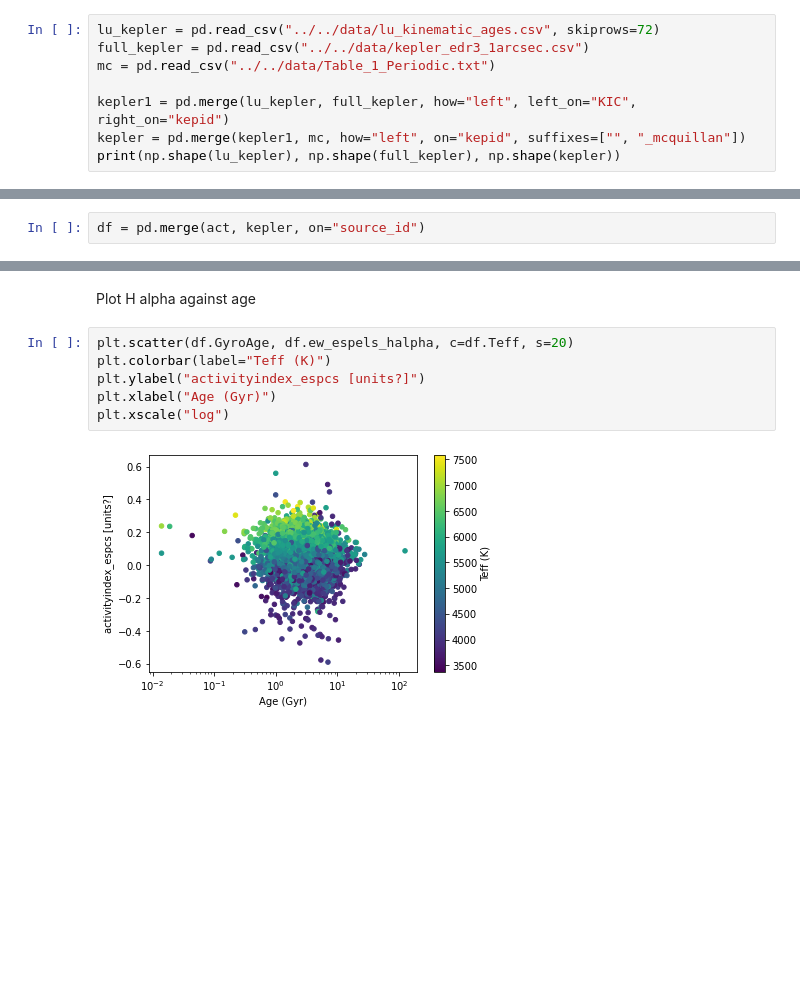
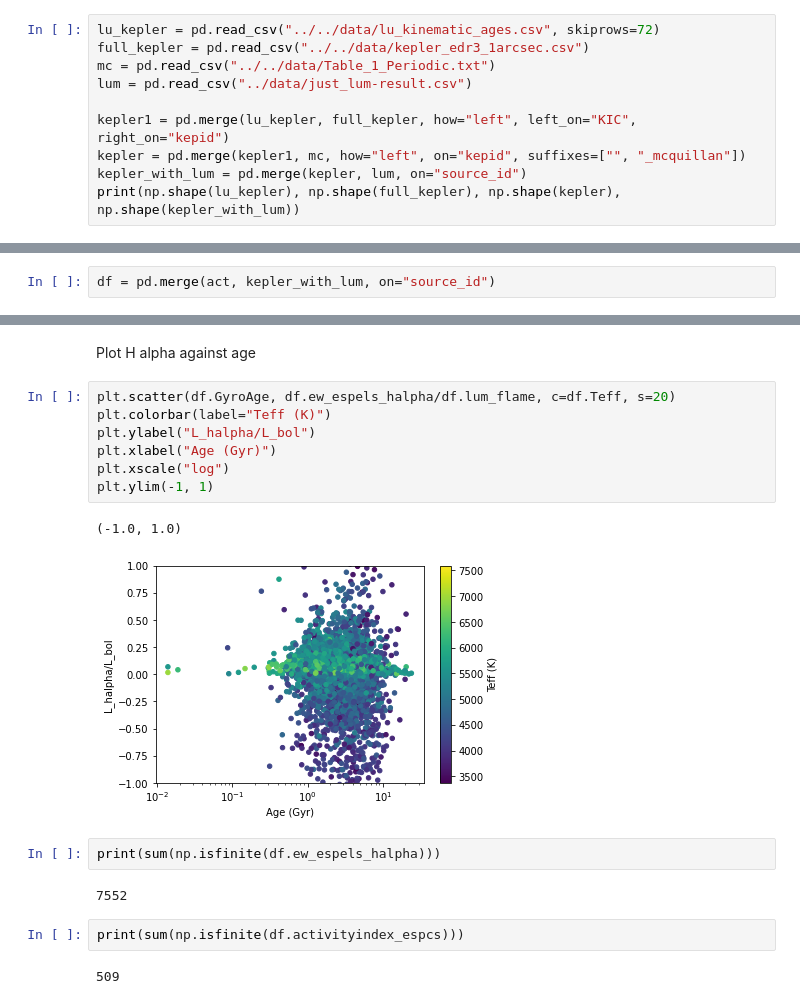
Before and after one commit to RuthAngus/GaiaFete, a Jupyter notebook: notebooks/How_many_activity_indicators?.ipynb, the cells around one changed output, grey strips where cells are left out. Drawn from its saved outputs; the diff is of its cells as text; blank space fills up the shorter version.

```diff
--- a/notebooks/How_many_activity_indicators?.ipynb
+++ b/notebooks/How_many_activity_indicators?.ipynb
@@ -18,8 +22,10 @@ Load rotation and age files
 lu_kepler = pd.read_csv("../../data/lu_kinematic_ages.csv", skiprows=72)
 full_kepler = pd.read_csv("../../data/kepler_edr3_1arcsec.csv")
 mc = pd.read_csv("../../data/Table_1_Periodic.txt")
+lum = pd.read_csv("../data/just_lum-result.csv")
 
 kepler1 = pd.merge(lu_kepler, full_kepler, how="left", left_on="KIC", right_on="kepid")
 kepler = pd.merge(kepler1, mc, how="left", on="kepid", suffixes=["", "_mcquillan"])
-print(np.shape(lu_kepler), np.shape(full_kepler), np.shape(kepler))
+kepler_with_lum = pd.merge(kepler, lum, on="source_id")
+print(np.shape(lu_kepler), np.shape(full_kepler), np.shape(kepler), np.shape(kepler_with_lum))
 # %% [output]
@@ -27,5 +33,5 @@ print(np.shape(lu_kepler), np.shape(full_kepler), np.shape(kepler))
 # %%
-df = pd.merge(act, kepler, on="source_id")
+df = pd.merge(act, kepler_with_lum, on="source_id")
 # %%
 [col for col in df.columns if 'age' in col]
 # %% [output]
@@ -95,10 +111,20 @@ Text(0.5, 0, 'H alpha')
 # %% [markdown]
 Plot H alpha against age
 # %%
-plt.scatter(df.GyroAge, df.ew_espels_halpha, c=df.Teff, s=20)
+plt.scatter(df.GyroAge, df.ew_espels_halpha/df.lum_flame, c=df.Teff, s=20)
 plt.colorbar(label="Teff (K)")
-plt.ylabel("activityindex_espcs [units?]")
+plt.ylabel("L_halpha/L_bol")
 plt.xlabel("Age (Gyr)")
 plt.xscale("log")
+plt.ylim(-1, 1)
 # %% [output]
+(-1.0, 1.0)
-[figure, old version]
+[figure, new version]
+# %%
+print(sum(np.isfinite(df.ew_espels_halpha)))
+# %% [output]
+7552
+# %%
+print(sum(np.isfinite(df.activityindex_espcs)))
+# %% [output]
+509
```
Also changed, not shown: parts of 4 cells of this notebook, 1 other file.
